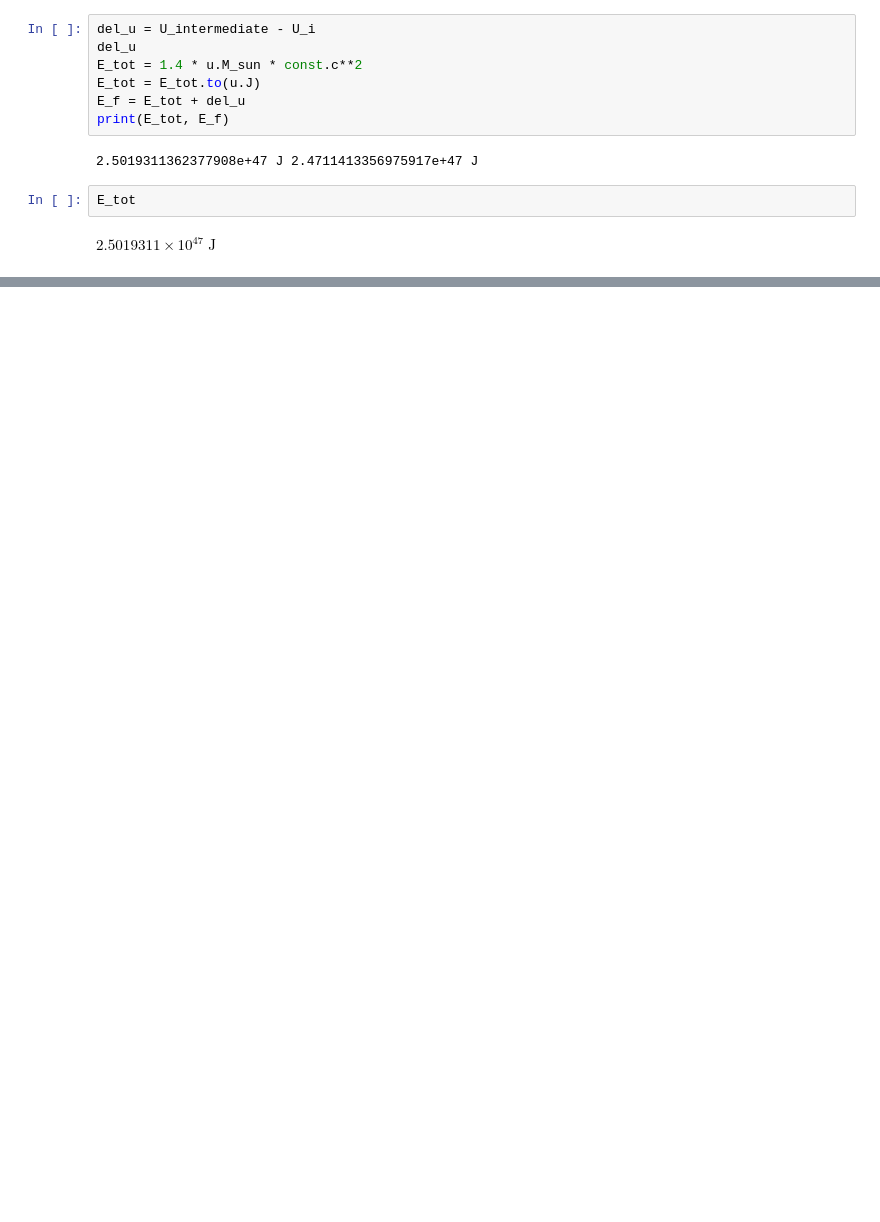
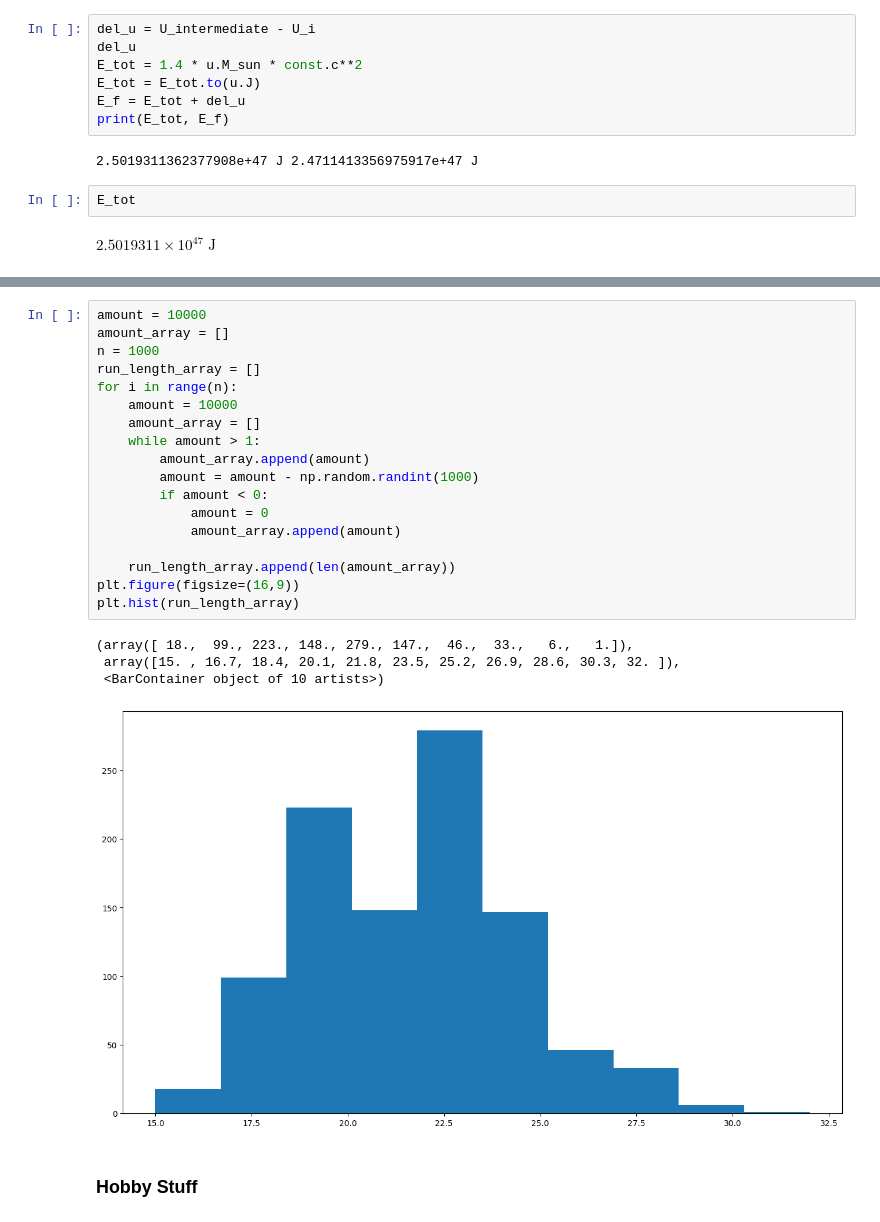
Before and after one commit to LatioAstro/Practice, a Jupyter notebook: AstroFunctions.ipynb, the cells around one changed output, grey strips where cells are left out. Cells and saved outputs as stored; diff of their text form; blank space fills up the shorter version.

```diff
--- a/AstroFunctions.ipynb
+++ b/AstroFunctions.ipynb
@@ -524,3 +544,28 @@ T_ff.to(u.s)
 # %% [output]
 5251187882436432.0 kg / m3
 $0.0004974959 \; \mathrm{s}$
+# %%
+amount = 10000
+amount_array = []
+n = 1000
+run_length_array = []
+for i in range(n):
+    amount = 10000
+    amount_array = []
+    while amount > 1:
+        amount_array.append(amount)
+        amount = amount - np.random.randint(1000)
+        if amount < 0:
+            amount = 0
+            amount_array.append(amount)
+
+    run_length_array.append(len(amount_array))
+plt.figure(figsize=(16,9))
+plt.hist(run_length_array)
+# %% [output]
+(array([ 18.,  99., 223., 148., 279., 147.,  46.,  33.,   6.,   1.]),
+ array([15. , 16.7, 18.4, 20.1, 21.8, 23.5, 25.2, 26.9, 28.6, 30.3, 32. ]),
+ <BarContainer object of 10 artists>)
+[figure, added]
+# %% [markdown]
+### Hobby Stuff
```
Also changed, not shown: parts of 8 cells of this notebook.
